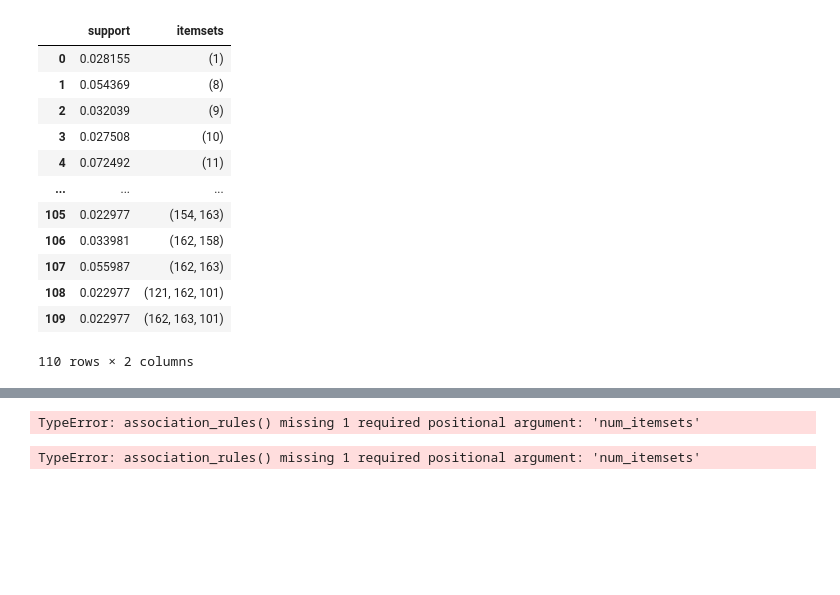
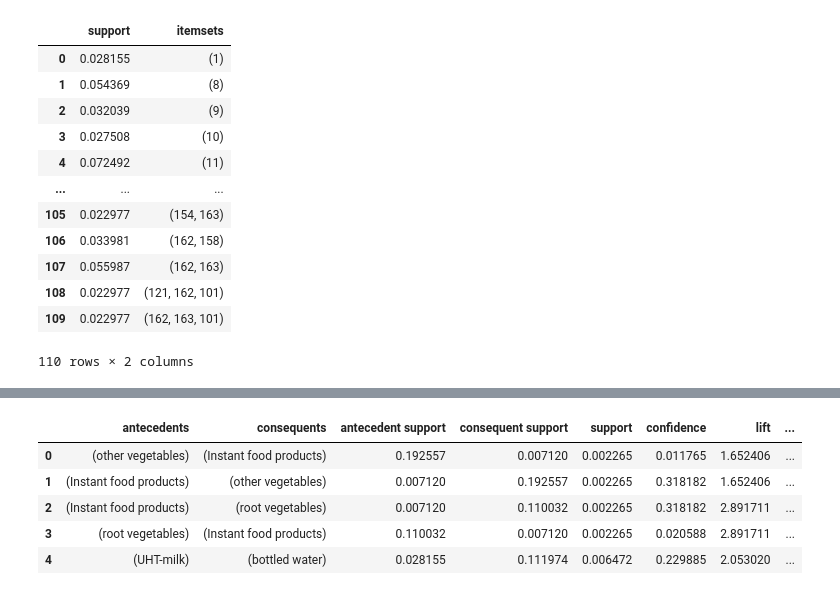
Before and after one commit to farhoudkhf/pyProjectML2, a Jupyter notebook: 5_Other_ML_Methods/05_01_e.ipynb, the cells around one changed output, grey strips where cells are left out. Cells and saved outputs as stored; diff of their text form; code cells hidden in the pictures; blank space fills up the shorter version.

```diff
--- a/5_Other_ML_Methods/05_01_e.ipynb
+++ b/5_Other_ML_Methods/05_01_e.ipynb
@@ -123,13 +141,13 @@ frequent_itemsets[(frequent_itemsets['length']>=3)]
 # %%
-rules = association_rules(frequent_itemsets, metric='confidence', min_threshold=0.9)
+rules = association_rules(frequent_itemsets, metric='lift', min_threshold=1, num_itemsets=10)
 rules.head()
 # %% [output]
-TypeError: association_rules() missing 1 required positional argument: 'num_itemsets'
+|  | antecedents | consequents | antecedent support | consequent support | support | confidence | lift | ... |
+| 0 | (other vegetables) | (Instant food products) | 0.192557 | 0.007120 | 0.002265 | 0.011765 | 1.652406 | ... |
+| 1 | (Instant food products) | (other vegetables) | 0.007120 | 0.192557 | 0.002265 | 0.318182 | 1.652406 | ... |
+| 2 | (Instant food products) | (root vegetables) | 0.007120 | 0.110032 | 0.002265 | 0.318182 | 2.891711 | ... |
+| 3 | (root vegetables) | (Instant food products) | 0.110032 | 0.007120 | 0.002265 | 0.020588 | 2.891711 | ... |
+| 4 | (UHT-milk) | (bottled water) | 0.028155 | 0.111974 | 0.006472 | 0.229885 | 2.053020 | ... |
-# %%
-rules = association_rules(frequent_itemsets, metric='lift', min_threshold=1)
-rules.head()
-# %% [output]
-TypeError: association_rules() missing 1 required positional argument: 'num_itemsets'
 # %%
 rules[(rules['lift']>=5) & (rules['confidence']>= 0.8)]
 # %% [output]
```
Also changed, not shown: parts of 7 cells of this notebook.
